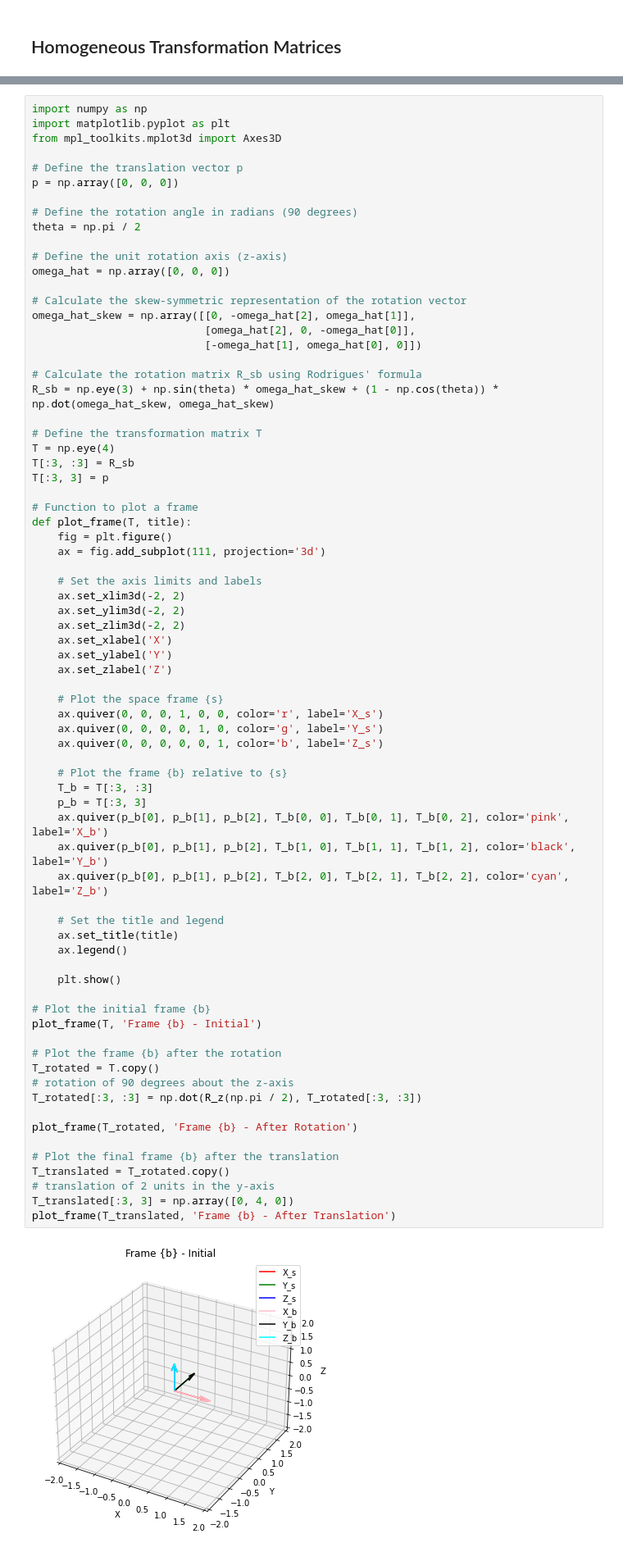
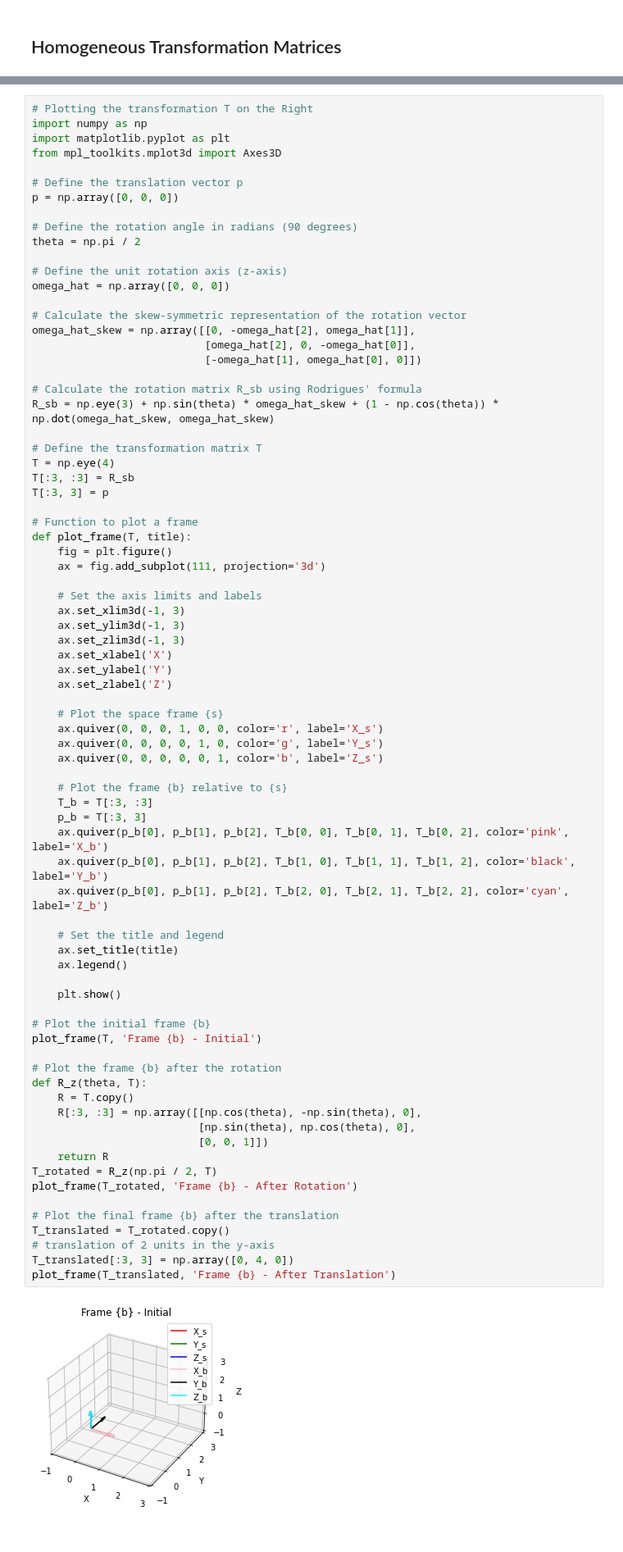
Before and after one commit to AlrIsmail/robotics_fundamentals, a Jupyter notebook: rigid_body_motion.ipynb, the cells around one changed output, grey strips where cells are left out. Shown at 82% size. Drawn from its saved outputs; the diff is of its cells as text.

Commit message:
wip: plots of right left trans

```diff
--- a/rigid_body_motion.ipynb
+++ b/rigid_body_motion.ipynb
@@ -607,6 +607,7 @@ T = Trans(p) Rot(\omega, \theta) =
 \end{bmatrix}
 $$
 # %%
+# Plotting the transformation T on the Right
 import numpy as np
 import matplotlib.pyplot as plt
 from mpl_toolkits.mplot3d import Axes3D
@@ -639,9 +640,9 @@ def plot_frame(T, title):
     ax = fig.add_subplot(111, projection='3d')
 
     # Set the axis limits and labels
-    ax.set_xlim3d(-2, 2)
-    ax.set_ylim3d(-2, 2)
-    ax.set_zlim3d(-2, 2)
+    ax.set_xlim3d(-1, 3)
+    ax.set_ylim3d(-1, 3)
+    ax.set_zlim3d(-1, 3)
     ax.set_xlabel('X')
     ax.set_ylabel('Y')
     ax.set_zlabel('Z')
@@ -649,35 +650,38 @@ def plot_frame(T, title):
     # Plot the space frame {s}
     ax.quiver(0, 0, 0, 1, 0, 0, color='r', label='X_s')
     ax.quiver(0, 0, 0, 0, 1, 0, color='g', label='Y_s')
     ax.quiver(0, 0, 0, 0, 0, 1, color='b', label='Z_s')
 
     # Plot the frame {b} relative to {s}
     T_b = T[:3, :3]
     p_b = T[:3, 3]
     ax.quiver(p_b[0], p_b[1], p_b[2], T_b[0, 0], T_b[0, 1], T_b[0, 2], color='pink', label='X_b')
     ax.quiver(p_b[0], p_b[1], p_b[2], T_b[1, 0], T_b[1, 1], T_b[1, 2], color='black', label='Y_b')
     ax.quiver(p_b[0], p_b[1], p_b[2], T_b[2, 0], T_b[2, 1], T_b[2, 2], color='cyan', label='Z_b')
 
     # Set the title and legend
     ax.set_title(title)
     ax.legend()
 
     plt.show()
 
 # Plot the initial frame {b}
 plot_frame(T, 'Frame {b} - Initial')
 
 # Plot the frame {b} after the rotation
-T_rotated = T.copy()
-# rotation of 90 degrees about the z-axis
-T_rotated[:3, :3] = np.dot(R_z(np.pi / 2), T_rotated[:3, :3])
-
+def R_z(theta, T):
+    R = T.copy()
+    R[:3, :3] = np.array([[np.cos(theta), -np.sin(theta), 0],
+                          [np.sin(theta), np.cos(theta), 0],
+                          [0, 0, 1]])
+    return R
+T_rotated = R_z(np.pi / 2, T)
 plot_frame(T_rotated, 'Frame {b} - After Rotation')
 
 # Plot the final frame {b} after the translation
 T_translated = T_rotated.copy()
 # translation of 2 units in the y-axis
 T_translated[:3, 3] = np.array([0, 4, 0])
 plot_frame(T_translated, 'Frame {b} - After Translation')
 # %% [output]
-[figure, old version]
+[figure, new version]
```
Also changed, not shown: parts of 5 cells of this notebook.
